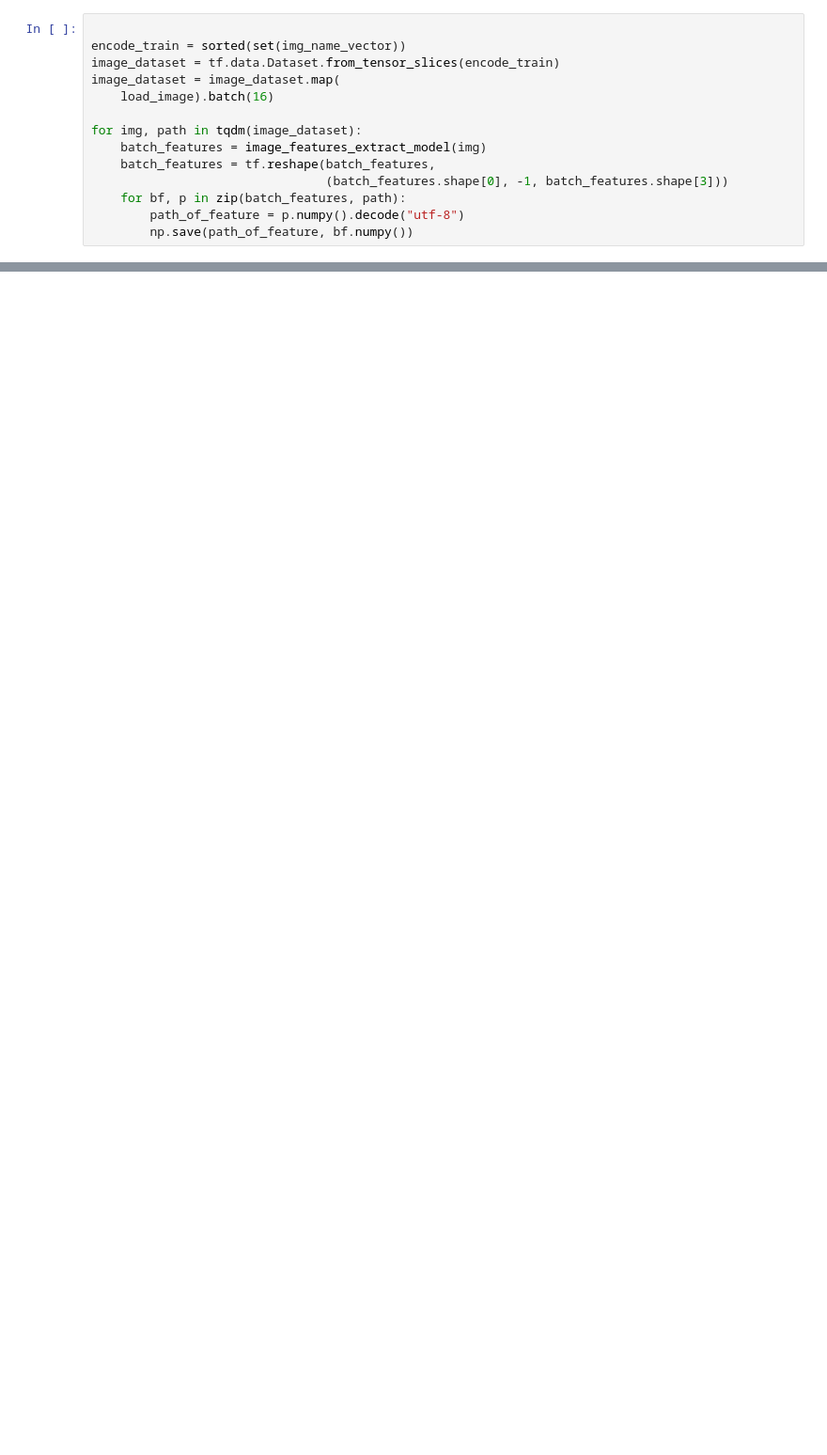
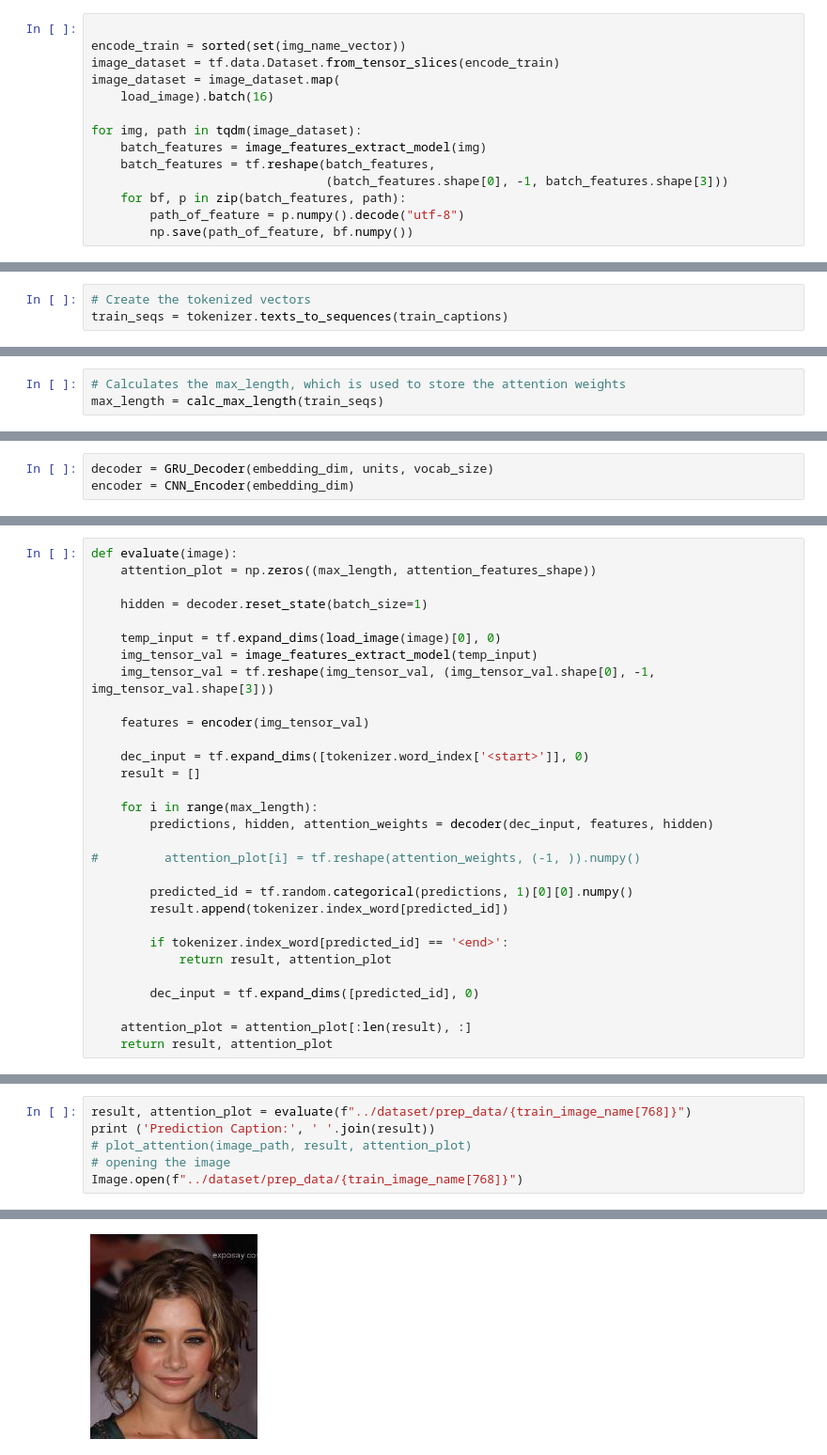
Before and after one commit to Idewan/AgentSpeaksHuman, a Jupyter notebook: models/Captioning.ipynb, the cells around one changed output, grey strips where cells are left out. Shown: that part at 94% size. Cells and saved outputs as stored; diff of their text form; blank space fills up the shorter version.

Commit message:
Add captioning model and preparation for agent to agent

```diff
--- a/models/Captioning.ipynb
+++ b/models/Captioning.ipynb
@@ -98,0 +139,3 @@ for img, path in tqdm(image_dataset):
+# %%
+# Create the tokenized vectors
+train_seqs = tokenizer.texts_to_sequences(train_captions)
@@ -98,0 +144,3 @@ for img, path in tqdm(image_dataset):
+# %%
+# Calculates the max_length, which is used to store the attention weights
+max_length = calc_max_length(train_seqs)
@@ -98,0 +206,3 @@ for img, path in tqdm(image_dataset):
+# %%
+decoder = GRU_Decoder(embedding_dim, units, vocab_size)
+encoder = CNN_Encoder(embedding_dim)
@@ -98,0 +319,30 @@ for img, path in tqdm(image_dataset):
+# %%
+def evaluate(image):
+    attention_plot = np.zeros((max_length, attention_features_shape))
+
+    hidden = decoder.reset_state(batch_size=1)
+
+    temp_input = tf.expand_dims(load_image(image)[0], 0)
+    img_tensor_val = image_features_extract_model(temp_input)
+    img_tensor_val = tf.reshape(img_tensor_val, (img_tensor_val.shape[0], -1, img_tensor_val.shape[3]))
+
+    features = encoder(img_tensor_val)
+
+    dec_input = tf.expand_dims([tokenizer.word_index['<start>']], 0)
+    result = []
+
+    for i in range(max_length):
+        predictions, hidden, attention_weights = decoder(dec_input, features, hidden)
+
+#         attention_plot[i] = tf.reshape(attention_weights, (-1, )).numpy()
+
+        predicted_id = tf.random.categorical(predictions, 1)[0][0].numpy()
+        result.append(tokenizer.index_word[predicted_id])
+
+        if tokenizer.index_word[predicted_id] == '<end>':
+            return result, attention_plot
+
+        dec_input = tf.expand_dims([predicted_id], 0)
+
+    attention_plot = attention_plot[:len(result), :]
+    return result, attention_plot
@@ -98,0 +365,7 @@ for img, path in tqdm(image_dataset):
+# %%
+result, attention_plot = evaluate(f"../dataset/prep_data/{train_image_name[768]}")
+print ('Prediction Caption:', ' '.join(result))
+# plot_attention(image_path, result, attention_plot)
+# opening the image
+Image.open(f"../dataset/prep_data/{train_image_name[768]}")
+# %% [output]
@@ -98,0 +373 @@ for img, path in tqdm(image_dataset):
+[figure, added]
```
Also changed, not shown: parts of 30 cells of this notebook, 18 other files.
